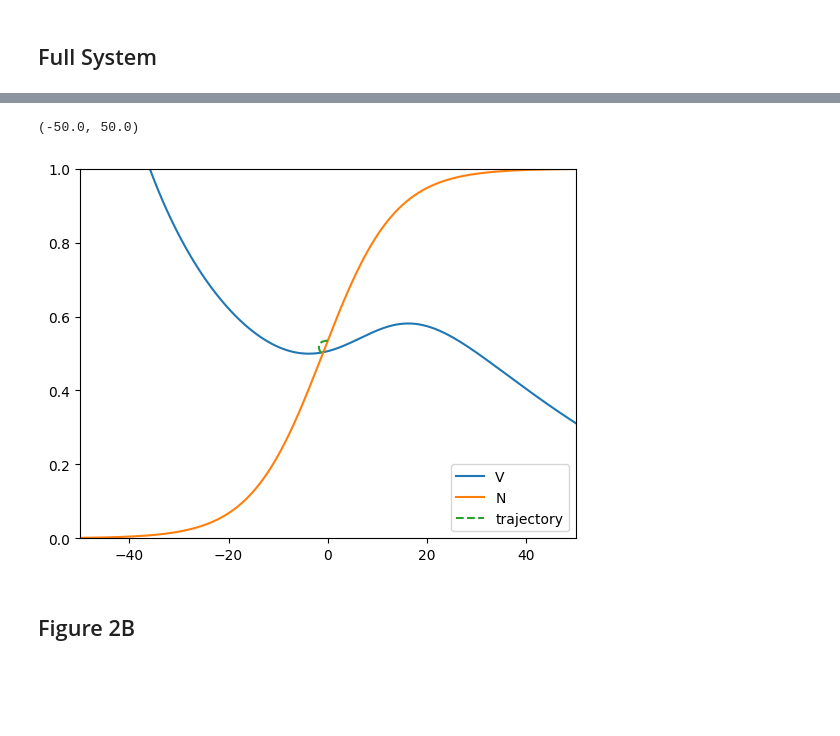
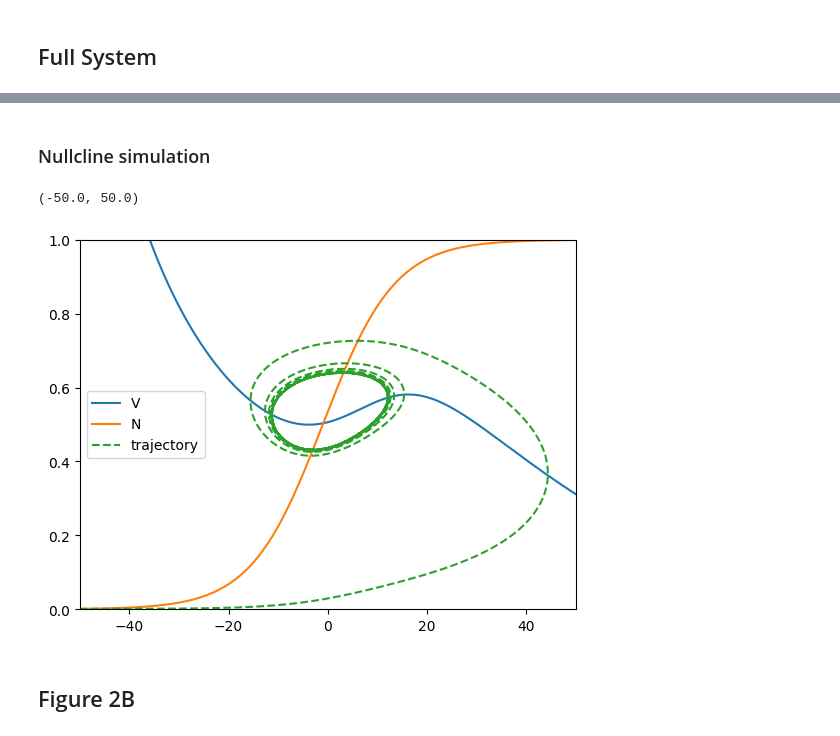
Before and after one commit to zeynoozkaya/VoltageOscillation, a Jupyter notebook: barnacle_mode.ipynb, the cells around one changed output, grey strips where cells are left out. Drawn from its saved outputs; the diff is of its cells as text; code cells hidden in the pictures; blank space fills up the shorter version.

Commit message:
figures done

```diff
--- a/barnacle_mode.ipynb
+++ b/barnacle_mode.ipynb
@@ -80,7 +80,7 @@ class BarnacleNeuron():
 
     def compute_voltage_full(self,idx):
         return (self.I - (self.gl * (self.V[idx] - self.Vl) +
-                self.gca * self.M[idx] * (self.V[idx] - self.Vca)
+                self.gca * self.M_inf(self.V[idx]) * (self.V[idx] - self.Vca)
                  + self.gk * self.N[idx] * (self.V[idx] - self.Vk)))/ self.C
 
     def compute_step(self,idx):
@@ -115,8 +115,8 @@ class BarnacleNeuron():
             DNdt = self.compute_lambda_N(self.V[idx]) * (self.N_inf(self.V[idx]) - self.N[idx])
             self.N[idx+1] =  self.N[idx] + self.dt * DNdt
 
-            dMdt = self.compute_lambda_M(self.V[idx]) * (self.M_inf(self.V[idx]) - self.M[idx])
-            self.M[idx+1] =  self.M[idx] + self.dt * dMdt
+            #dMdt = self.compute_lambda_M(self.V[idx]) * (self.M_inf(self.V[idx]) - self.M[idx])
+            #self.M[idx+1] =  self.M[idx] + self.dt * dMdt
 
 
     def apply_eulers(self,dt,T,i):
@@ -279,46 +279,40 @@ V_broken.apply_eulers(dt=dt,T=T,i="both")
+# %% [markdown]
+### Nullcline simulation
 # %%
 # nullcline simulation
 
 I = 300 # choose value because current clamp?
 
 # defining parameters
 gl = 2
 Vk = -70
 Vca = 100
 Vl = -50
 lambda_N = 1/15
 lambda_M = 0.1
 
 C = 20
 
 V1 = 10
 V2 = 15
 V3 = -1
 V4 = 14.5
 
 gca = 4
 gk = 8
 
 
 
 T = 250 # 250 ms
-dt = .01 # .001 second
+dt = .1 # .001 second
 
 V_7 = BarnacleNeuron(I=I,gl=gl, gk=gk, gca=gca, Vl=Vl,
                         Vca=Vca, V1=V1, V2=V2,lambda_M=lambda_M, Ca_i=0,Ca_o=0,Il=0,V_o = -50,Vk=Vk, V3=V3, V4=V4, lambda_N = lambda_N, C=C)
 
 V_7.apply_eulers(dt=dt,T=T,i="both")
-
-V_7.plot_Vnullcline(label="V")
-V_7.plot_munullcline(label="N",type="N")
-V_7.plot_trajectory("trajectory")
-
-plt.legend()
-plt.ylim(0,1)
-plt.xlim(-50,50)
 # %% [output]
 (-50.0, 50.0)
-[figure, old version]
+[figure, new version]
 # %% [markdown]
 ## Figure 2B
 # %%
```
Also changed, not shown: parts of 4 cells of this notebook.
